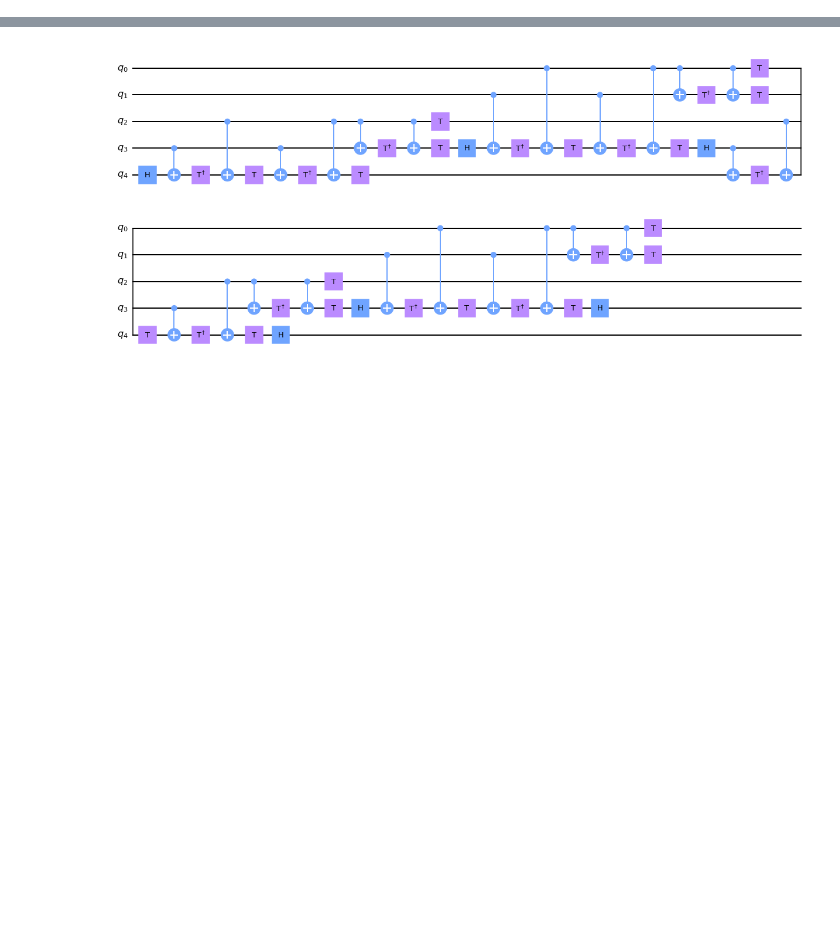
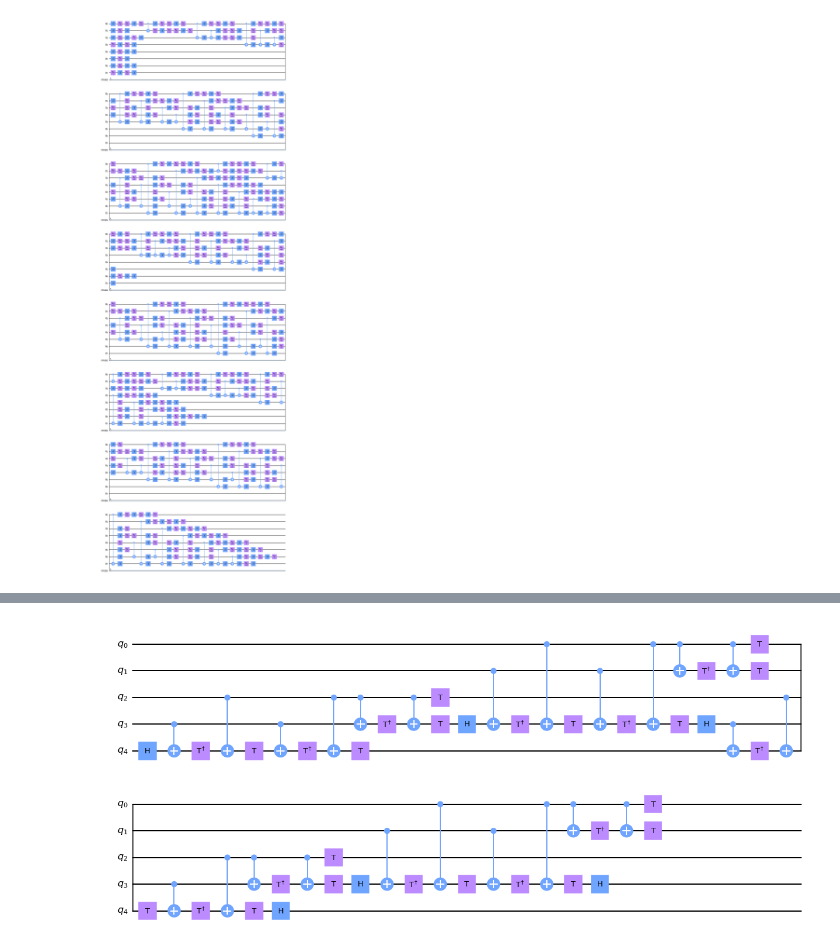
Before and after one commit to quantum-compiler/quartz, a Jupyter notebook: experiment/deprecated/Qiskit.ipynb, the cells around one changed output, grey strips where cells are left out. Saved outputs shown, nothing was run; the diff lists cells and outputs as text; code cells hidden in the pictures; blank space fills up the shorter version.

```diff
--- a/experiment/deprecated/Qiskit.ipynb
+++ b/experiment/deprecated/Qiskit.ipynb
@@ -5,0 +16,5 @@ backend = FakeBoeblingen()
+# %%
+circ = QuantumCircuit.from_qasm_file("../circs/ibm_extra_circs/twolocalrandom_nativegates_ibm_tket_8.qasm")
+circ.draw(output='mpl')
+# %% [output]
+[figure, added]
```
Also changed, not shown: parts of 5 cells of this notebook, 1 other file.
